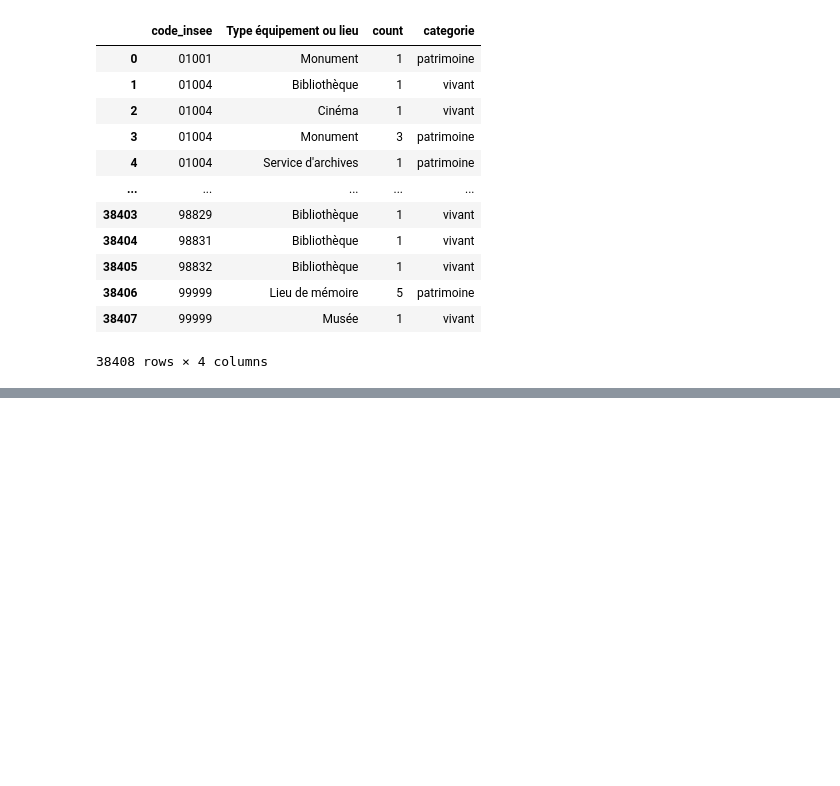
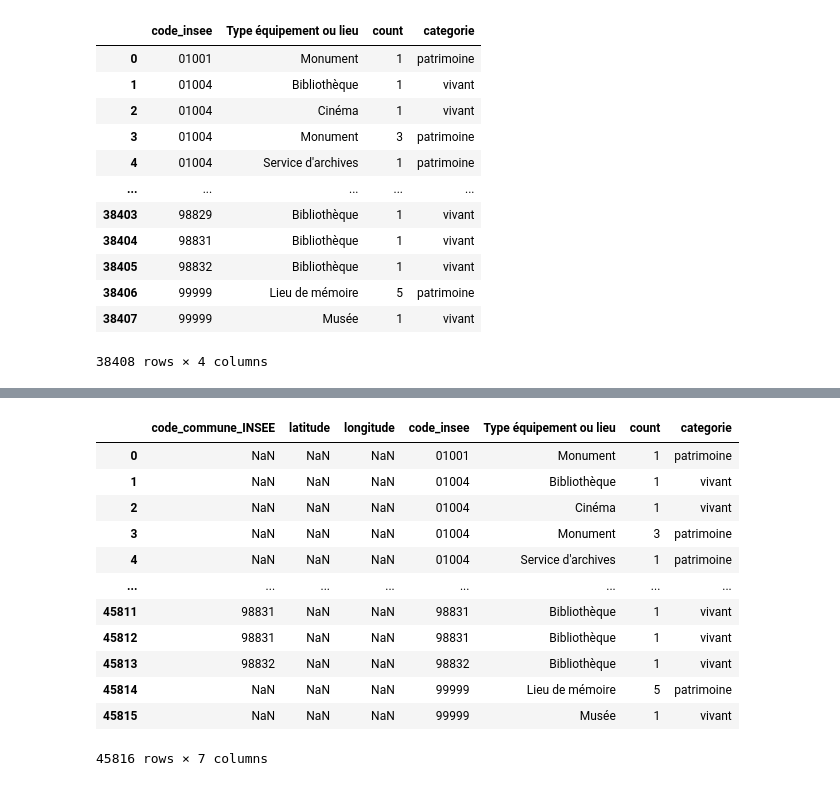
Before and after one commit to naloui1/Dataforgood, a Jupyter notebook: script_nadia.ipynb, the cells around one changed output, grey strips where cells are left out. Cells and saved outputs as stored; diff of their text form; code cells hidden in the pictures; blank space fills up the shorter version.

```diff
--- a/script_nadia.ipynb
+++ b/script_nadia.ipynb
@@ -304,0 +346,3 @@ df_nbre_typequip_parcommune.to_csv(path_data+'nbre_equipement_parcommuneetcodepo
+# %%
+df_info2 = df_info2.loc[:,['code_commune_INSEE','latitude','longitude']]
+df_info2
@@ -304,0 +363,19 @@ df_nbre_typequip_parcommune.to_csv(path_data+'nbre_equipement_parcommuneetcodepo
+# %%
+# Fusionner les deux DataFrames sur les colonnes code1 et code2
+df_merged = pd.merge(df_info2, df_nbre_typequip_parcommune, left_on='code_commune_INSEE', right_on='code_insee', how='right')
+df_merged
+# how='right' : Garde toutes les lignes de df2, même si elles n'ont pas de correspondance dans df_nbre_typequip_parcommune.
+# %% [output]
+|  | code_commune_INSEE | latitude | longitude | code_insee | Type équipement ou lieu | count | categorie |
+| 0 | NaN | NaN | NaN | 01001 | Monument | 1 | patrimoine |
+| 1 | NaN | NaN | NaN | 01004 | Bibliothèque | 1 | vivant |
+| 2 | NaN | NaN | NaN | 01004 | Cinéma | 1 | vivant |
+| 3 | NaN | NaN | NaN | 01004 | Monument | 3 | patrimoine |
+| 4 | NaN | NaN | NaN | 01004 | Service d'archives | 1 | patrimoine |
+| ... | ... | ... | ... | ... | ... | ... | ... |
+| 45811 | 98831 | NaN | NaN | 98831 | Bibliothèque | 1 | vivant |
+| 45812 | 98831 | NaN | NaN | 98831 | Bibliothèque | 1 | vivant |
+| 45813 | 98832 | NaN | NaN | 98832 | Bibliothèque | 1 | vivant |
+| 45814 | NaN | NaN | NaN | 99999 | Lieu de mémoire | 5 | patrimoine |
+| 45815 | NaN | NaN | NaN | 99999 | Musée | 1 | vivant |
+45816 rows × 7 columns
```
Also changed, not shown: parts of 11 cells of this notebook, 1 other file.
